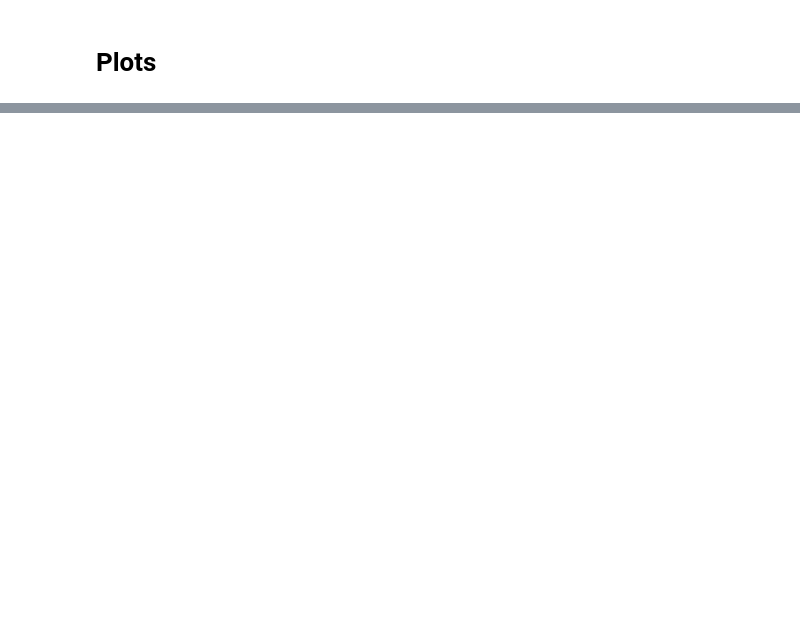
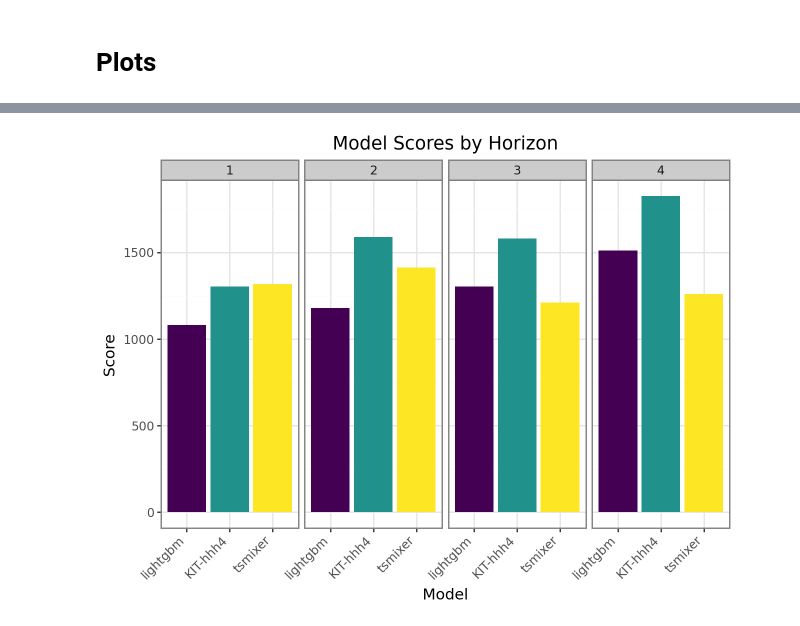
Before and after one commit to dwolffram/SARI-ML, a Jupyter notebook: post-covid/post-covid_evaluation.ipynb, the cells around one changed output, grey strips where cells are left out. Saved outputs shown, nothing was run; the diff lists cells and outputs as text; code cells hidden in the pictures; blank space fills up the shorter version.

```diff
--- a/post-covid/post-covid_evaluation.ipynb
+++ b/post-covid/post-covid_evaluation.ipynb
@@ -128,0 +191,31 @@ scores_age = pd.melt(df_age, id_vars=['model'], value_vars=['underprediction', '
+# %%
+def plot_scores_by_horizon_and_model(scores, level='national'):
+    scores = filter_scores(scores, type='quantile', level=level, by_horizon=True, average=True)
+
+    # Sort the DataFrame by 'horizon' and 'score'
+    scores = scores.sort_values(by=['horizon', 'score'])
+
+    # Create a new column for sorted models within each horizon
+    scores['model'] = pd.Categorical(scores['model'],
+                                      categories=scores.groupby('horizon')['model'].apply(lambda x: x.tolist()).explode().unique(),
+                                      ordered=True)
+    plot = (
+        ggplot(scores, aes(x='model', y='score', fill='model')) +
+        geom_bar(stat='identity', position='dodge') +
+        labs(
+            x="Model",
+            y="Score",
+            title="Model Scores by Horizon"
+        ) +
+        facet_wrap('~horizon', nrow=1) +  # Create a facet for each horizon
+        theme_bw() +
+        theme(
+            axis_text_x=element_text(rotation=45, ha="right"),
+            legend_position='none'
+        )
+    )
+    return plot
+# %%
+plot_scores_by_horizon_and_model(scores)
+# %% [output]
+[figure, added]
```
Also changed, not shown: parts of 25 cells of this notebook, 7 other files.
